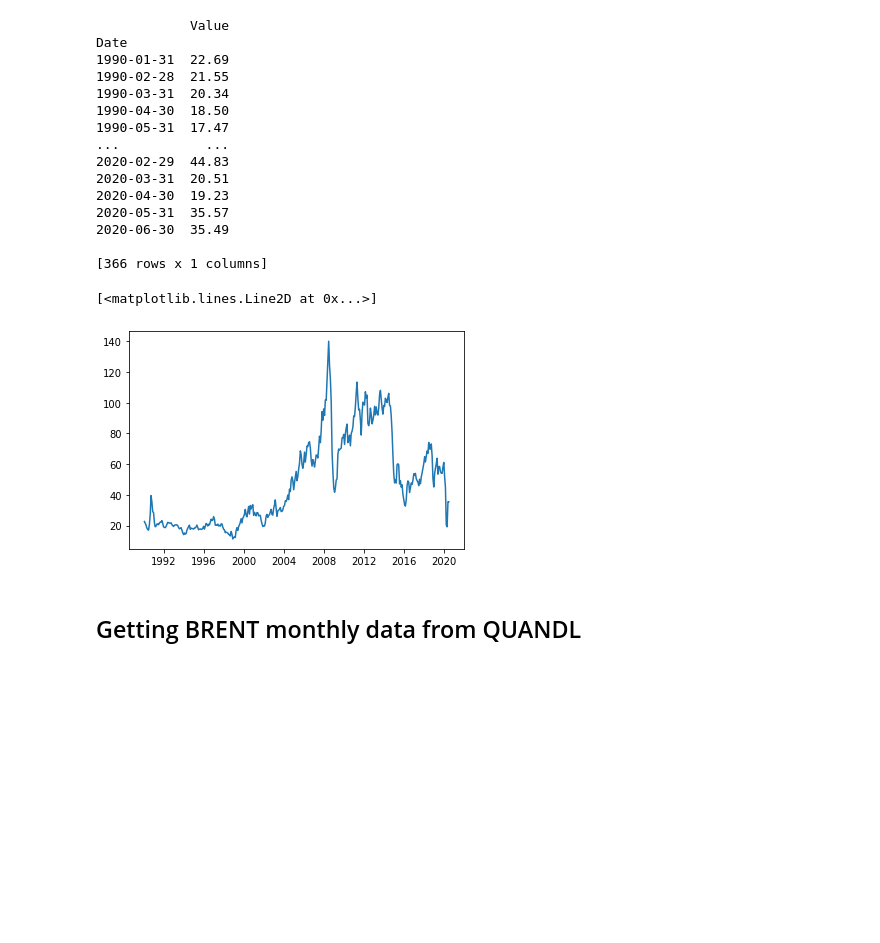
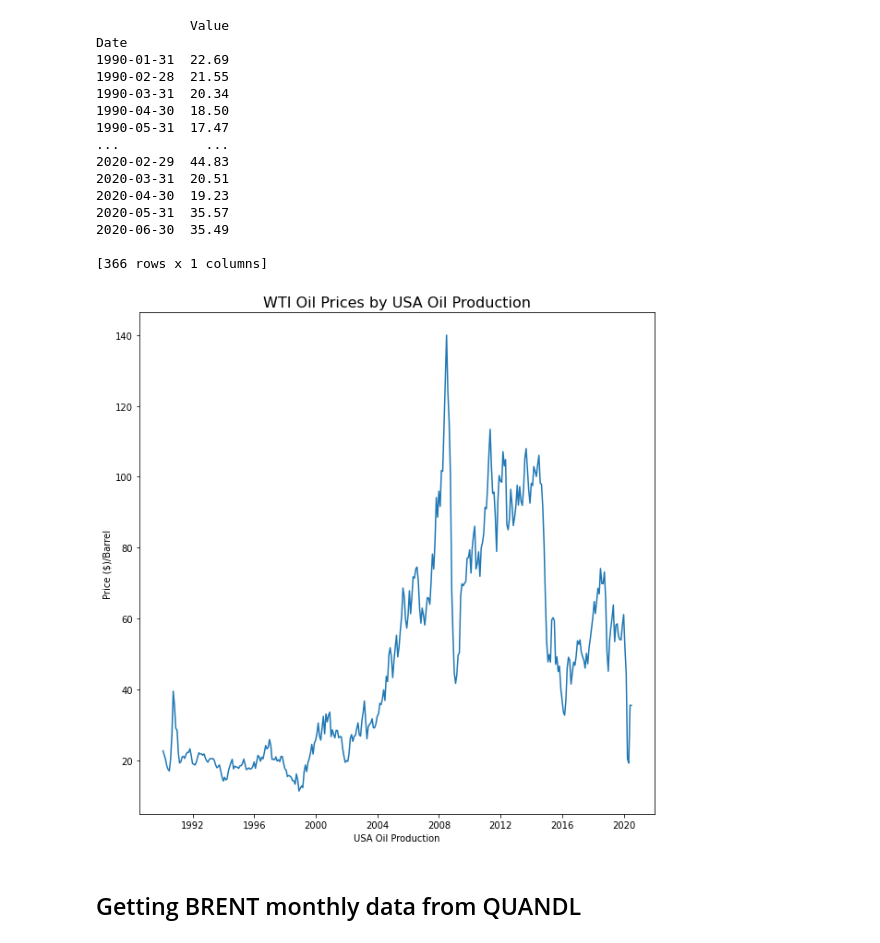
Before and after one commit to OlegRyzhkov2020/oil-project, a Jupyter notebook: analysis_in_R/Python_Time_Series.ipynb, the cells around one changed output. Cells and saved outputs as stored; diff of their text form; code cells hidden in the pictures; blank space fills up the shorter version.

Commit message:
modified regression plots

```diff
--- a/analysis_in_R/Python_Time_Series.ipynb
+++ b/analysis_in_R/Python_Time_Series.ipynb
@@ -42,11 +42,16 @@ Date
 2020-06-30  35.49
 
 [366 rows x 1 columns]
-# %%
-plt.plot(WTI)
-# %% [output]
-[<matplotlib.lines.Line2D at 0x...>]
-[figure, removed]
+# %%
+plt.figure(figsize=(10, 10))
+ax = plt.axes()
+fig = plt.plot(WTI)
+ax.set_xlabel('USA Oil Production')
+ax.set_ylabel('Price ($)/Barrel')
+plt.title('WTI Oil Prices by USA Oil Production', fontsize=16)
+plt.show()
+# %% [output]
+[figure, added]
 # %% [markdown]
 ## Getting BRENT monthly data from QUANDL
 # %%
```
Also changed, not shown: 4 other files.
